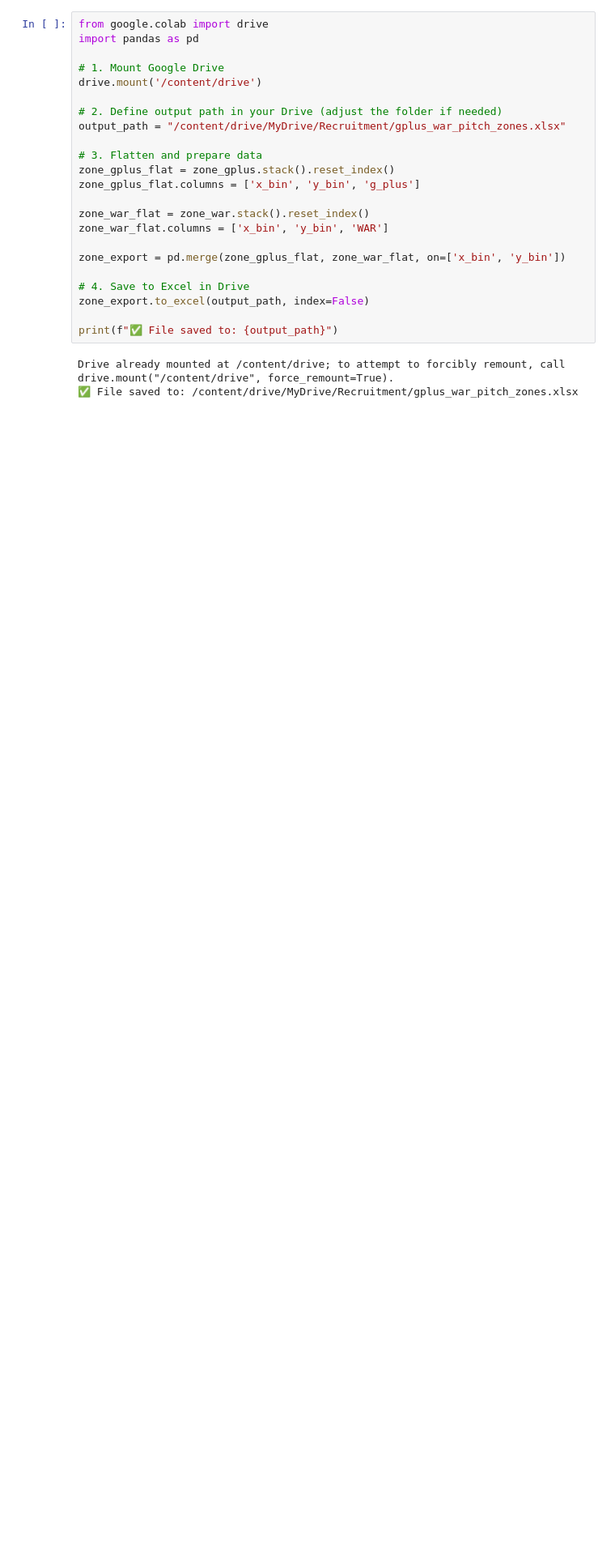
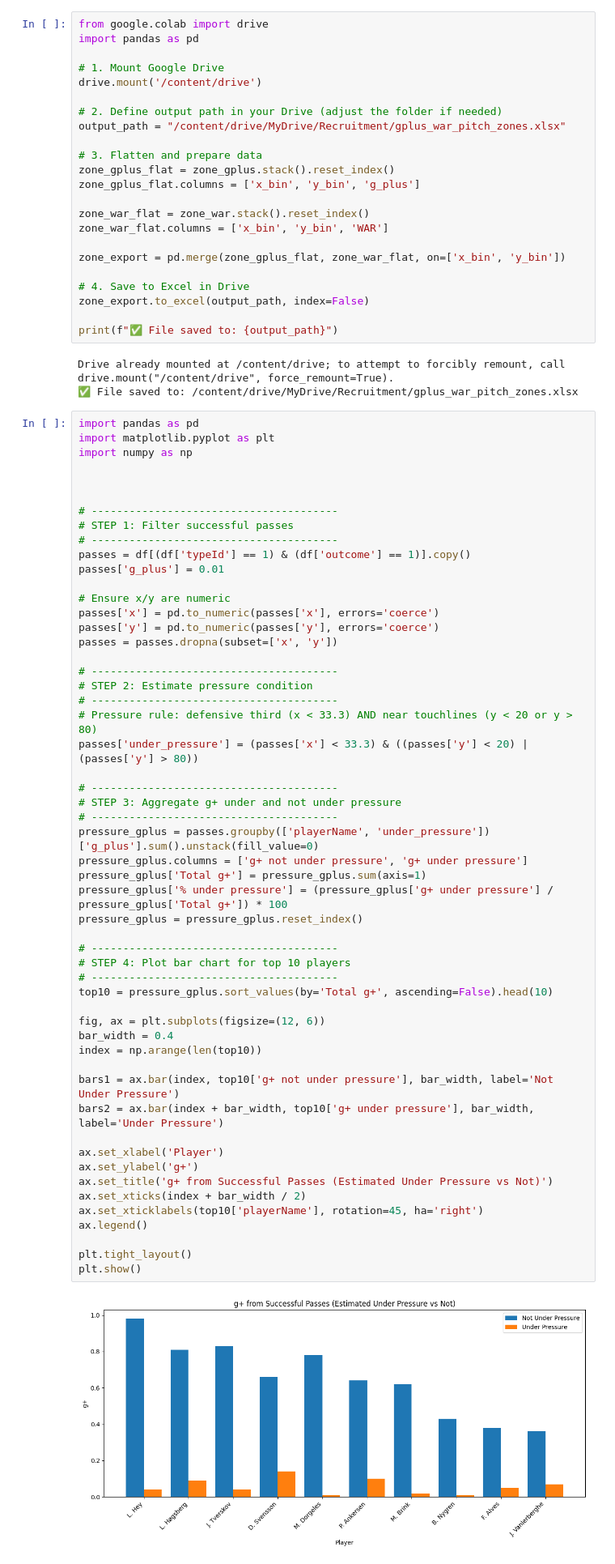
Before and after one commit to marclamberts/football-analysis, a Jupyter notebook: g+_2025.ipynb, the cells around one changed output. Shown: that part at 81% size. Saved outputs shown, nothing was run; the diff lists cells and outputs as text; blank space fills up the shorter version.

```diff
--- a/g+_2025.ipynb
+++ b/g+_2025.ipynb
@@ -268,3 +172,59 @@ print(f"✅ File saved to: {output_path}")
 # %% [output]
 Drive already mounted at /content/drive; to attempt to forcibly remount, call drive.mount("/content/drive", force_remount=True).
 ✅ File saved to: /content/drive/MyDrive/Recruitment/gplus_war_pitch_zones.xlsx
+# %%
+import pandas as pd
+import matplotlib.pyplot as plt
+import numpy as np
+
+
+
+# ---------------------------------------
+# STEP 1: Filter successful passes
+# ---------------------------------------
+passes = df[(df['typeId'] == 1) & (df['outcome'] == 1)].copy()
+passes['g_plus'] = 0.01
+
+# Ensure x/y are numeric
+passes['x'] = pd.to_numeric(passes['x'], errors='coerce')
+passes['y'] = pd.to_numeric(passes['y'], errors='coerce')
+passes = passes.dropna(subset=['x', 'y'])
+
+# ---------------------------------------
+# STEP 2: Estimate pressure condition
+# ---------------------------------------
+# Pressure rule: defensive third (x < 33.3) AND near touchlines (y < 20 or y > 80)
+passes['under_pressure'] = (passes['x'] < 33.3) & ((passes['y'] < 20) | (passes['y'] > 80))
+
+# ---------------------------------------
+# STEP 3: Aggregate g+ under and not under pressure
+# ---------------------------------------
+pressure_gplus = passes.groupby(['playerName', 'under_pressure'])['g_plus'].sum().unstack(fill_value=0)
+pressure_gplus.columns = ['g+ not under pressure', 'g+ under pressure']
+pressure_gplus['Total g+'] = pressure_gplus.sum(axis=1)
+pressure_gplus['% under pressure'] = (pressure_gplus['g+ under pressure'] / pressure_gplus['Total g+']) * 100
+pressure_gplus = pressure_gplus.reset_index()
+
+# ---------------------------------------
+# STEP 4: Plot bar chart for top 10 players
+# ---------------------------------------
+top10 = pressure_gplus.sort_values(by='Total g+', ascending=False).head(10)
+
+fig, ax = plt.subplots(figsize=(12, 6))
+bar_width = 0.4
+index = np.arange(len(top10))
+
+bars1 = ax.bar(index, top10['g+ not under pressure'], bar_width, label='Not Under Pressure')
+bars2 = ax.bar(index + bar_width, top10['g+ under pressure'], bar_width, label='Under Pressure')
+
+ax.set_xlabel('Player')
+ax.set_ylabel('g+')
+ax.set_title('g+ from Successful Passes (Estimated Under Pressure vs Not)')
+ax.set_xticks(index + bar_width / 2)
+ax.set_xticklabels(top10['playerName'], rotation=45, ha='right')
+ax.legend()
+
+plt.tight_layout()
+plt.show()
+# %% [output]
+[figure, added]
```
Also changed, not shown: parts of 3 cells of this notebook.
